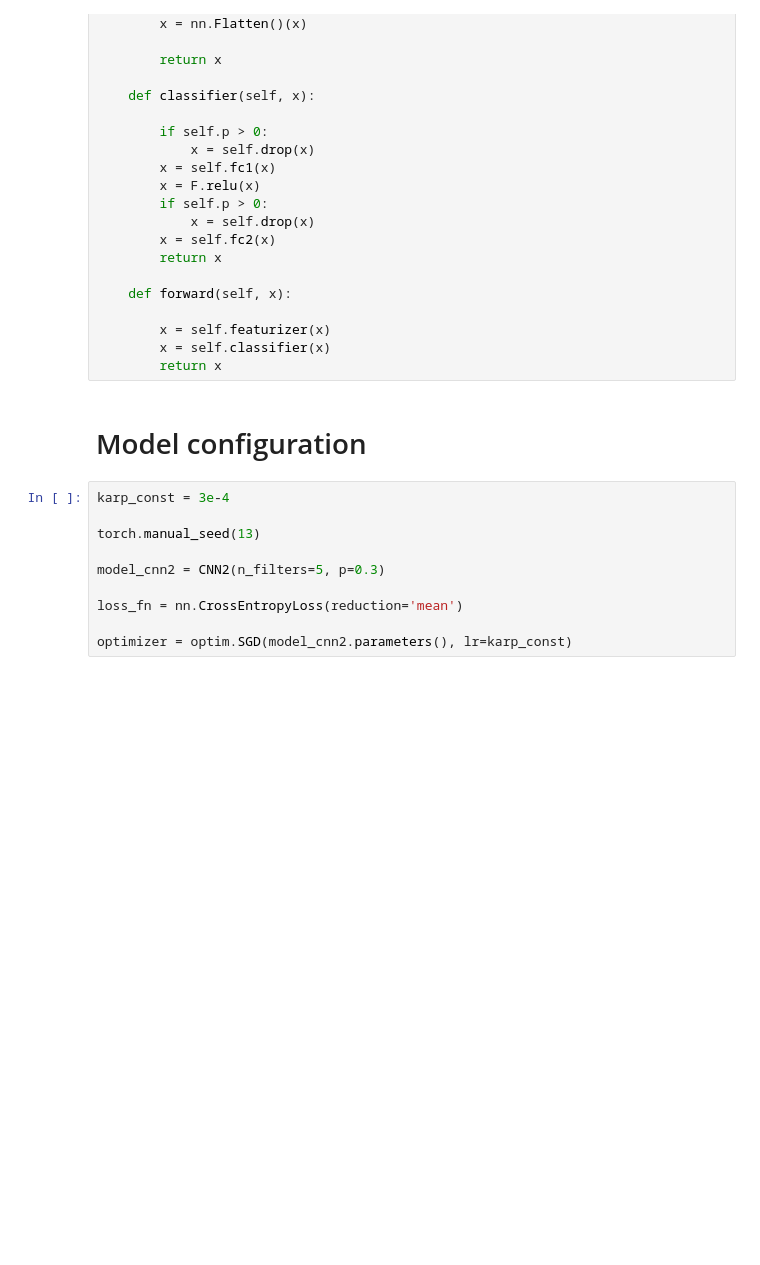
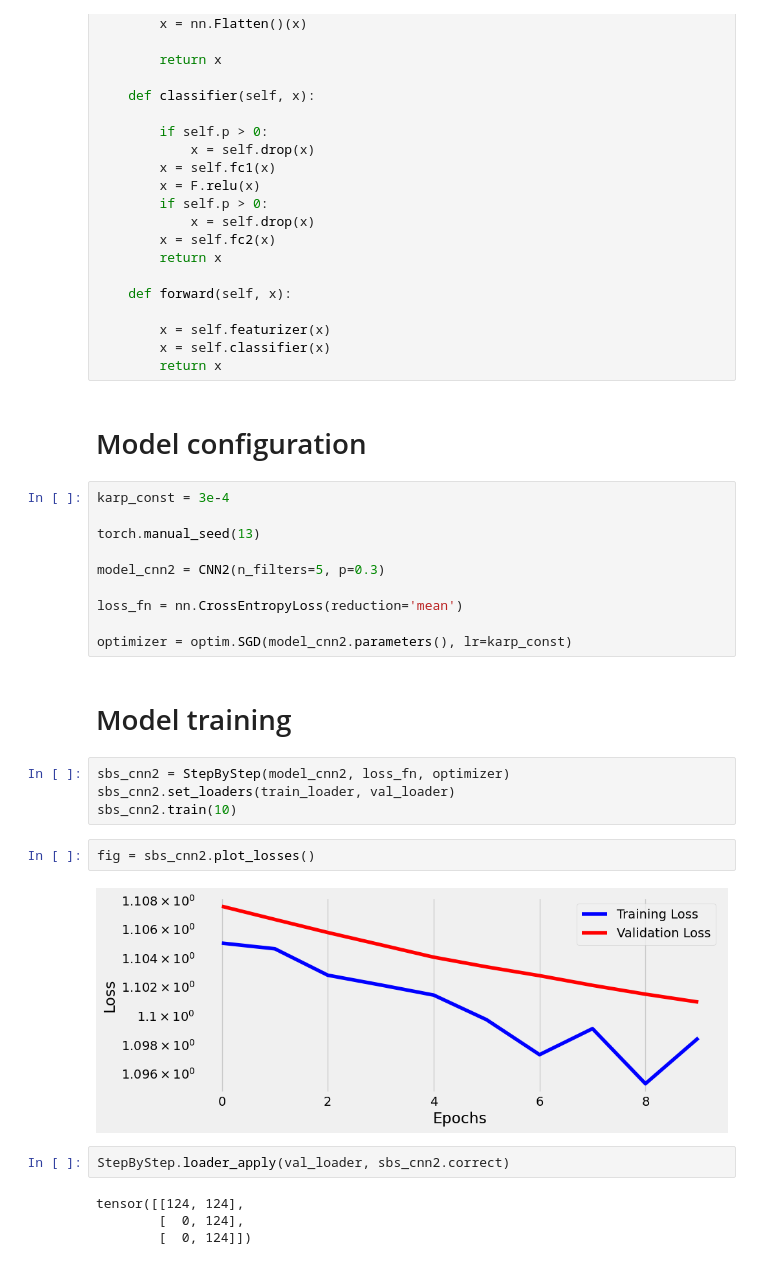
Before and after one commit to VaheC/Pytorch_Study, a Jupyter notebook: chapter6.ipynb, the cells around one changed output. Cells and saved outputs as stored; diff of their text form; blank space fills up the shorter version.

Commit message:
chapter6 model training added

```diff
--- a/chapter6.ipynb
+++ b/chapter6.ipynb
@@ -133,3 +129,19 @@ model_cnn2 = CNN2(n_filters=5, p=0.3)
 loss_fn = nn.CrossEntropyLoss(reduction='mean')
 
 optimizer = optim.SGD(model_cnn2.parameters(), lr=karp_const)
+# %% [markdown]
+# Model training
+# %%
+sbs_cnn2 = StepByStep(model_cnn2, loss_fn, optimizer)
+sbs_cnn2.set_loaders(train_loader, val_loader)
+sbs_cnn2.train(10)
+# %%
+fig = sbs_cnn2.plot_losses()
+# %% [output]
+[figure, added]
+# %%
+StepByStep.loader_apply(val_loader, sbs_cnn2.correct)
+# %% [output]
+tensor([[124, 124],
+        [  0, 124],
+        [  0, 124]])
```
Also changed, not shown: parts of 1 cell of this notebook.
